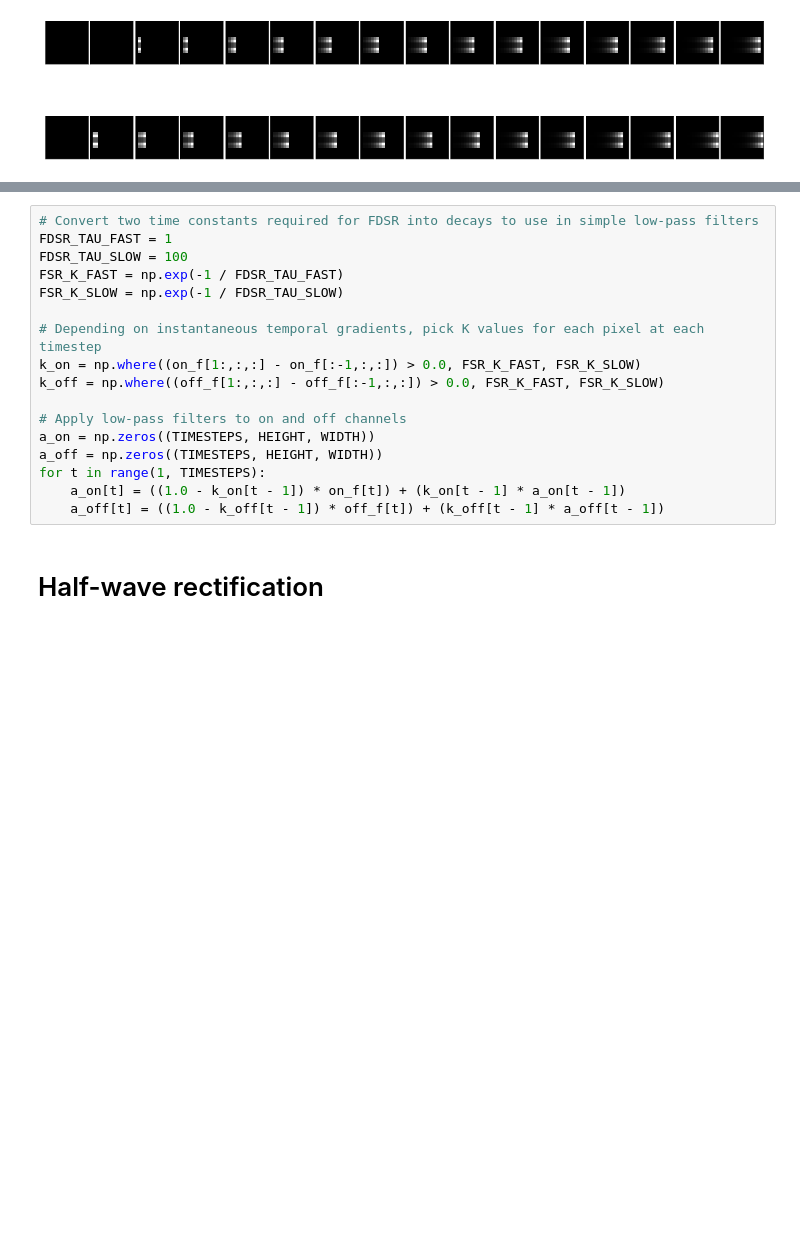
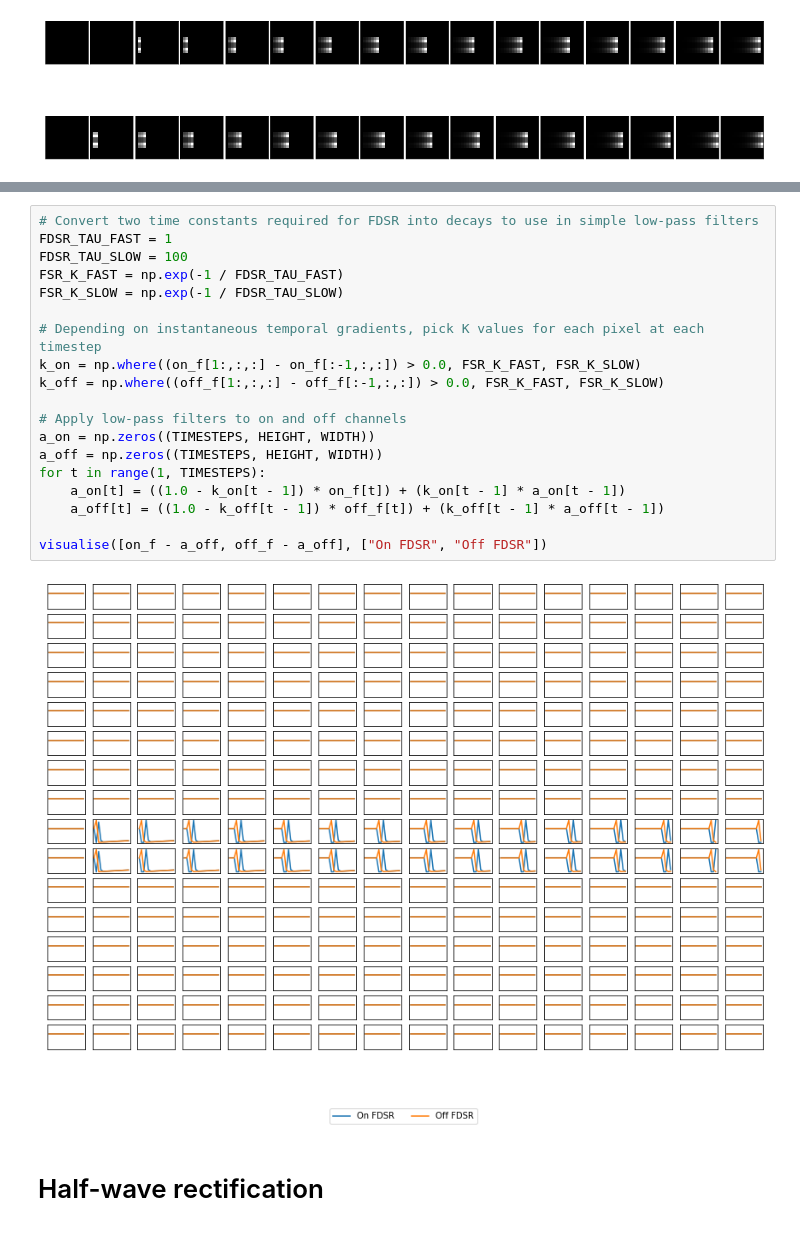
Before and after one commit to neworderofjamie/hover, a Jupyter notebook: hover_2d.ipynb, the cells around one changed output, grey strips where cells are left out. Drawn from its saved outputs; the diff is of its cells as text; blank space fills up the shorter version.

```diff
--- a/hover_2d.ipynb
+++ b/hover_2d.ipynb
@@ -135,20 +135,24 @@ fig.tight_layout(pad=0)
 # %%
 # Convert two time constants required for FDSR into decays to use in simple low-pass filters
 FDSR_TAU_FAST = 1
 FDSR_TAU_SLOW = 100
 FSR_K_FAST = np.exp(-1 / FDSR_TAU_FAST)
 FSR_K_SLOW = np.exp(-1 / FDSR_TAU_SLOW)
 
 # Depending on instantaneous temporal gradients, pick K values for each pixel at each timestep
 k_on = np.where((on_f[1:,:,:] - on_f[:-1,:,:]) > 0.0, FSR_K_FAST, FSR_K_SLOW)
 k_off = np.where((off_f[1:,:,:] - off_f[:-1,:,:]) > 0.0, FSR_K_FAST, FSR_K_SLOW)
 
 # Apply low-pass filters to on and off channels
 a_on = np.zeros((TIMESTEPS, HEIGHT, WIDTH))
 a_off = np.zeros((TIMESTEPS, HEIGHT, WIDTH))
 for t in range(1, TIMESTEPS):
     a_on[t] = ((1.0 - k_on[t - 1]) * on_f[t]) + (k_on[t - 1] * a_on[t - 1])
     a_off[t] = ((1.0 - k_off[t - 1]) * off_f[t]) + (k_off[t - 1] * a_off[t - 1])
+
+visualise([on_f - a_off, off_f - a_off], ["On FDSR", "Off FDSR"])
+# %% [output]
+[figure, added]
 # %% [markdown]
 # Half-wave rectification
 ![w_emd_hwr2-3.png](attachment:w_emd_hwr2-3.png)
```
Also changed, not shown: parts of 1 cell of this notebook.
